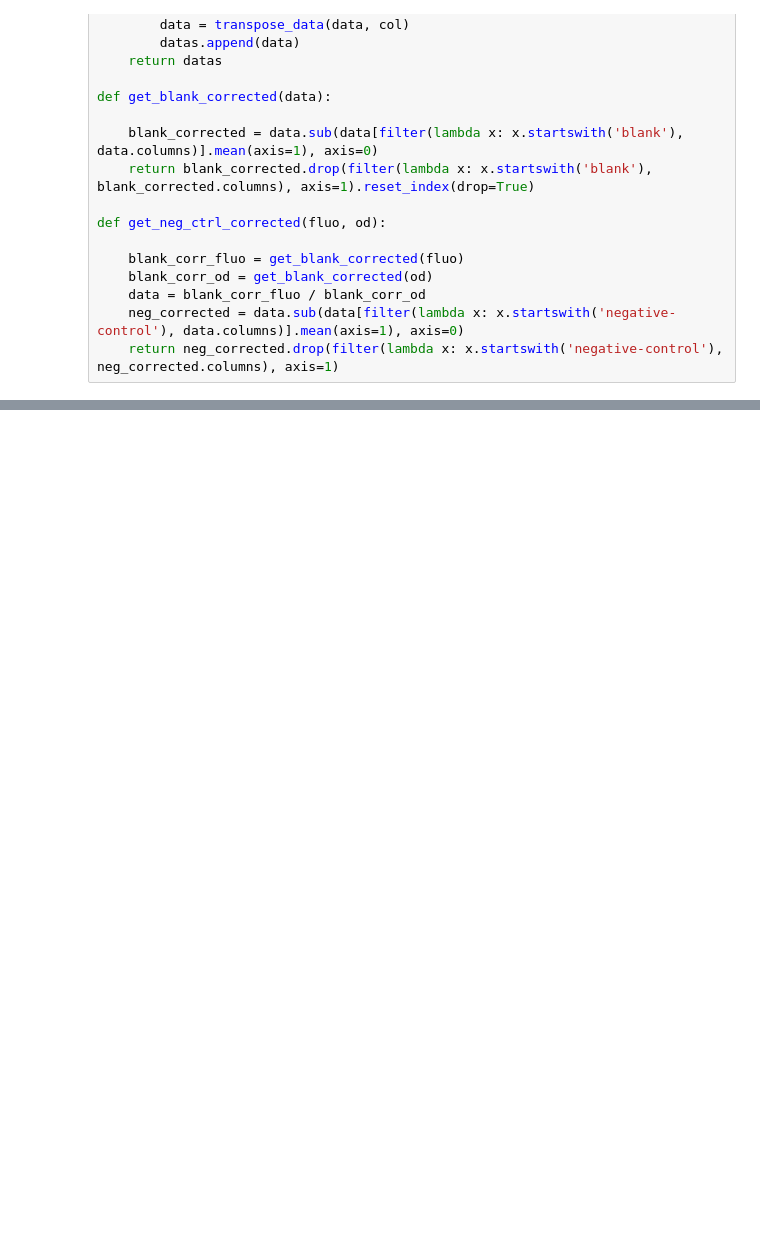
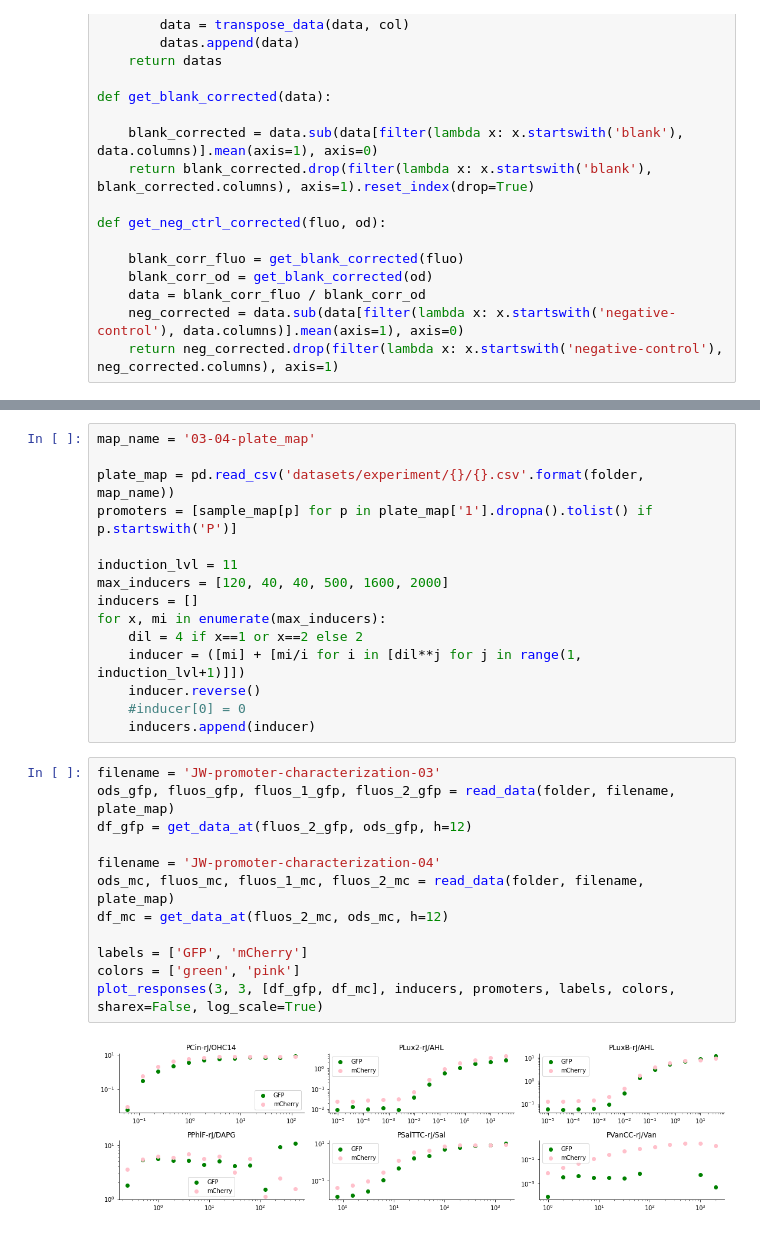
Before and after one commit to rmardian/intein-based-circuits, a Jupyter notebook: Promoters Characterization - JW.ipynb, the cells around one changed output, grey strips where cells are left out. Cells and saved outputs as stored; diff of their text form; blank space fills up the shorter version.

```diff
--- a/Promoters Characterization - JW.ipynb
+++ b/Promoters Characterization - JW.ipynb
@@ -163,0 +163,29 @@ plot_responses(3, 3, [df_gfp, df_mc], inducers, promoters, sharex=False, log_sca
+# %%
+map_name = '03-04-plate_map'
+
+plate_map = pd.read_csv('datasets/experiment/{}/{}.csv'.format(folder, map_name))
+promoters = [sample_map[p] for p in plate_map['1'].dropna().tolist() if p.startswith('P')]
+
+induction_lvl = 11
+max_inducers = [120, 40, 40, 500, 1600, 2000]
+inducers = []
+for x, mi in enumerate(max_inducers):
+    dil = 4 if x==1 or x==2 else 2
+    inducer = ([mi] + [mi/i for i in [dil**j for j in range(1, induction_lvl+1)]])
+    inducer.reverse()
+    #inducer[0] = 0
+    inducers.append(inducer)
+# %%
+filename = 'JW-promoter-characterization-03'
+ods_gfp, fluos_gfp, fluos_1_gfp, fluos_2_gfp = read_data(folder, filename, plate_map)
+df_gfp = get_data_at(fluos_2_gfp, ods_gfp, h=12)
+
+filename = 'JW-promoter-characterization-04'
+ods_mc, fluos_mc, fluos_1_mc, fluos_2_mc = read_data(folder, filename, plate_map)
+df_mc = get_data_at(fluos_2_mc, ods_mc, h=12)
+
+labels = ['GFP', 'mCherry']
+colors = ['green', 'pink']
+plot_responses(3, 3, [df_gfp, df_mc], inducers, promoters, labels, colors, sharex=False, log_scale=True)
+# %% [output]
+[figure, added]
```
Also changed, not shown: parts of 15 cells of this notebook, 17 other files.
